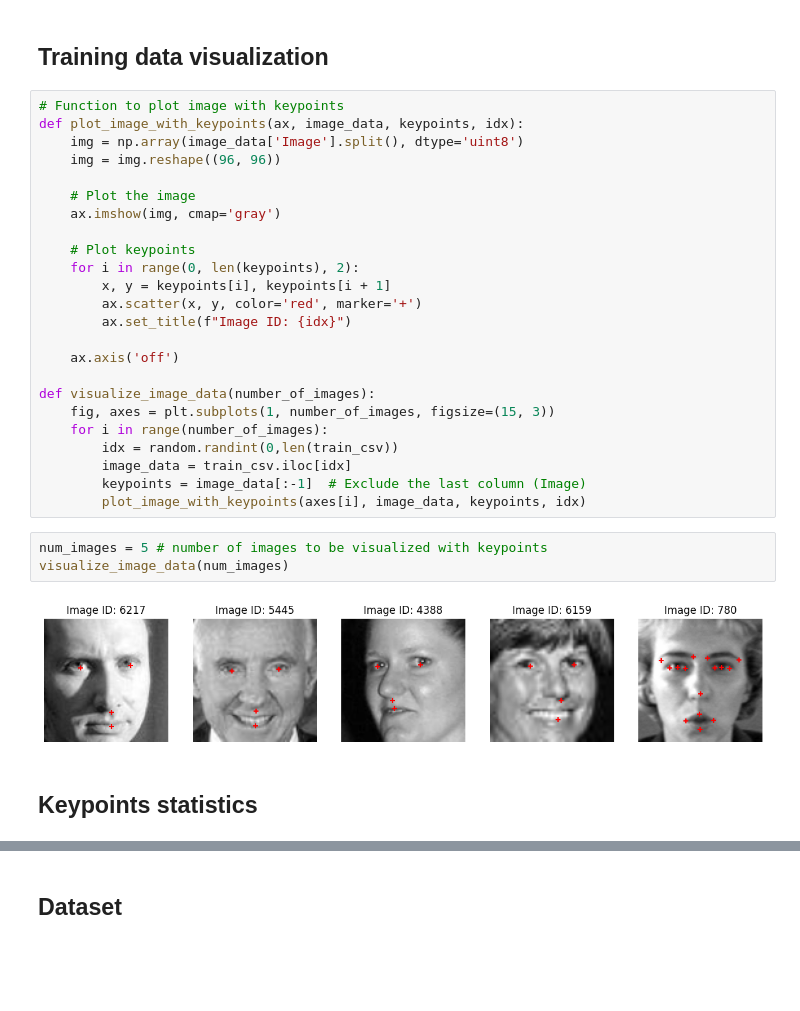
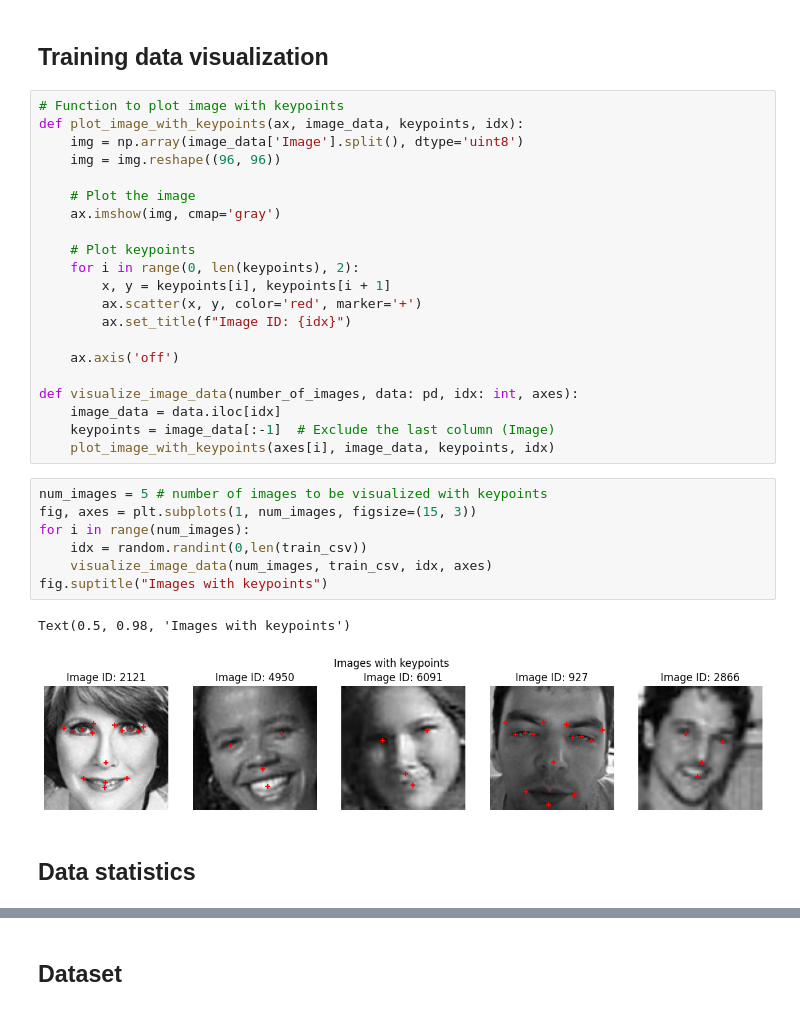
Before and after one commit to janburian/MPV, a Jupyter notebook: facial-keypoints-detection/Facial keypoints detection.ipynb, the cells around one changed output, grey strips where cells are left out. Saved outputs shown, nothing was run; the diff lists cells and outputs as text; blank space fills up the shorter version.

```diff
--- a/facial-keypoints-detection/Facial keypoints detection.ipynb
+++ b/facial-keypoints-detection/Facial keypoints detection.ipynb
@@ -97,18 +121,20 @@ def plot_image_with_keypoints(ax, image_data, keypoints, idx):
 
     ax.axis('off')
 
-def visualize_image_data(number_of_images):
-    fig, axes = plt.subplots(1, number_of_images, figsize=(15, 3))
-    for i in range(number_of_images):
-        idx = random.randint(0,len(train_csv))
-        image_data = train_csv.iloc[idx]
-        keypoints = image_data[:-1]  # Exclude the last column (Image)
-        plot_image_with_keypoints(axes[i], image_data, keypoints, idx)
+def visualize_image_data(number_of_images, data: pd, idx: int, axes):
+    image_data = data.iloc[idx]
+    keypoints = image_data[:-1]  # Exclude the last column (Image)
+    plot_image_with_keypoints(axes[i], image_data, keypoints, idx)
 # %%
 num_images = 5 # number of images to be visualized with keypoints
-visualize_image_data(num_images)
+fig, axes = plt.subplots(1, num_images, figsize=(15, 3))
+for i in range(num_images):
+    idx = random.randint(0,len(train_csv))
+    visualize_image_data(num_images, train_csv, idx, axes)
+fig.suptitle("Images with keypoints")
 # %% [output]
+Text(0.5, 0.98, 'Images with keypoints')
-[figure, old version]
+[figure, new version]
 # %% [markdown]
-## Keypoints statistics
+## Data statistics
 # %%
```
Also changed, not shown: parts of 52 cells of this notebook.
